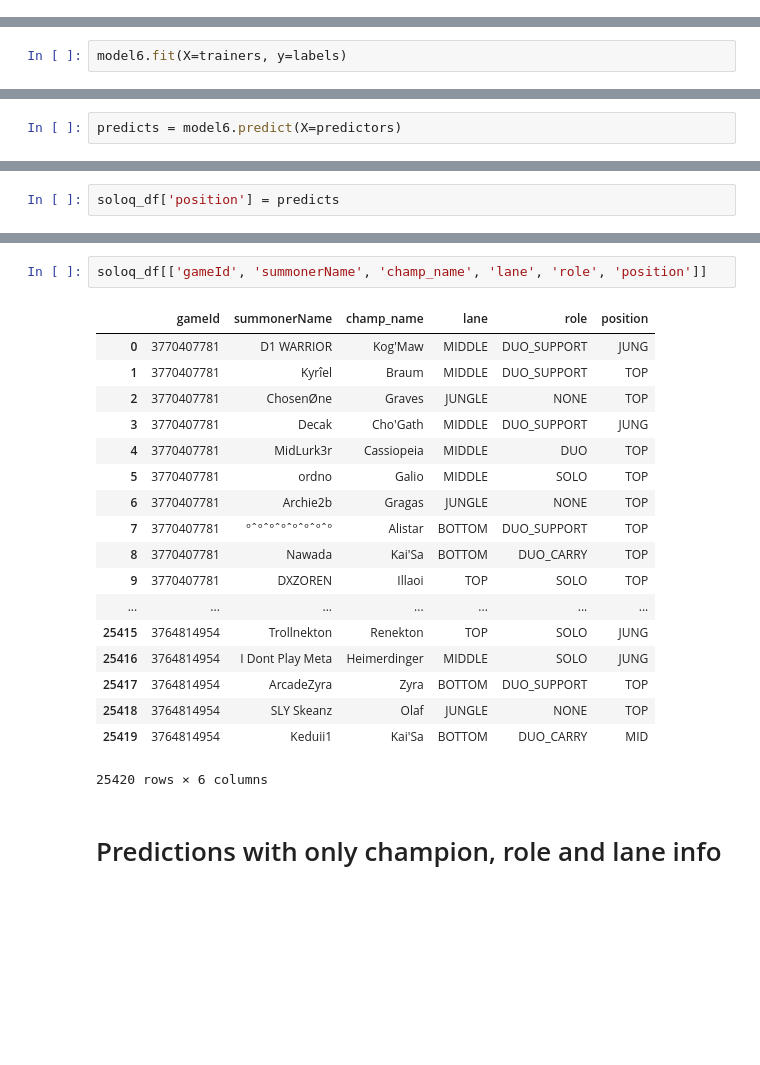
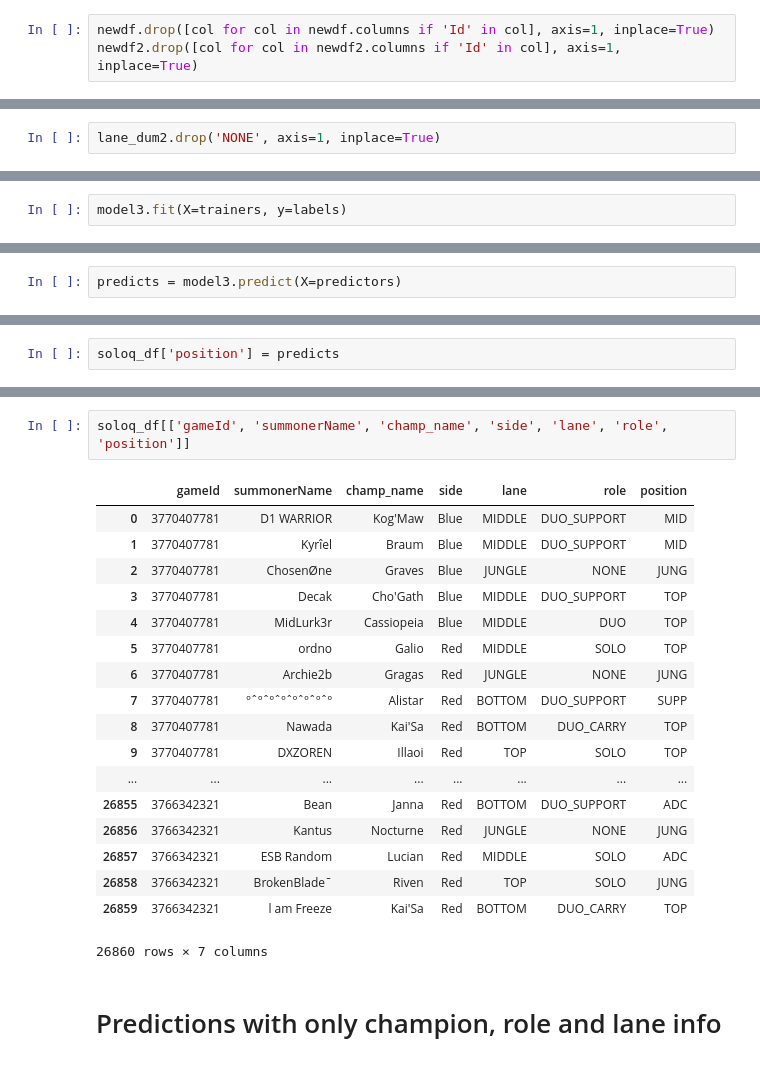
Before and after one commit to MADLionsEC/in-game-performance, a Jupyter notebook: ml_tests.ipynb, the cells around one changed output, grey strips where cells are left out. Cells and saved outputs as stored; diff of their text form; blank space fills up the shorter version.

```diff
--- a/ml_tests.ipynb
+++ b/ml_tests.ipynb
@@ -24,3 +18,6 @@ numerics = ['int16', 'int32', 'int64', 'float16', 'float32', 'float64']
 # %%
 newdf = slo_df.select_dtypes(include=numerics)
 newdf2 = soloq_df.select_dtypes(include=numerics)
+# %%
+newdf.drop([col for col in newdf.columns if 'Id' in col], axis=1, inplace=True)
+newdf2.drop([col for col in newdf2.columns if 'Id' in col], axis=1, inplace=True)
@@ -36,6 +41,8 @@ lane_dum = slo_df.lane.str.get_dummies()
 
 role_dum2 = soloq_df.role.str.get_dummies()
 lane_dum2 = soloq_df.lane.str.get_dummies()
+# %%
+lane_dum2.drop('NONE', axis=1, inplace=True)
 # %%
 champ_df = slo_df.champ_name.str.get_dummies()
 
@@ -125,3 +133,3 @@ models_results.reset_index(drop=True)
 # %%
-model6.fit(X=trainers, y=labels)
+model3.fit(X=trainers, y=labels)
 # %% [output]
@@ -135,2 +147,2 @@ GradientBoostingClassifier(criterion='friedman_mse', init=None,
 # %%
-predicts = model6.predict(X=predictors)
+predicts = model3.predict(X=predictors)
@@ -143,23 +167,23 @@ array(['JUNG', 'TOP', 'MID', 'ADC', 'SUPP'], dtype=object)
 # %%
-soloq_df[['gameId', 'summonerName', 'champ_name', 'lane', 'role', 'position']]
+soloq_df[['gameId', 'summonerName', 'champ_name', 'side', 'lane', 'role', 'position']]
 # %% [output]
-|  | gameId | summonerName | champ_name | lane | role | position |
-| 0 | 3770407781 | D1 WARRIOR | Kog'Maw | MIDDLE | DUO_SUPPORT | JUNG |
-| 1 | 3770407781 | Kyrîel | Braum | MIDDLE | DUO_SUPPORT | TOP |
-| 2 | 3770407781 | ChosenØne | Graves | JUNGLE | NONE | TOP |
-| 3 | 3770407781 | Decak | Cho'Gath | MIDDLE | DUO_SUPPORT | JUNG |
-| 4 | 3770407781 | MidLurk3r | Cassiopeia | MIDDLE | DUO | TOP |
-| 5 | 3770407781 | ordno | Galio | MIDDLE | SOLO | TOP |
-| 6 | 3770407781 | Archie2b | Gragas | JUNGLE | NONE | TOP |
-| 7 | 3770407781 | ºˆºˆºˆºˆºˆºˆºˆº | Alistar | BOTTOM | DUO_SUPPORT | TOP |
-| 8 | 3770407781 | Nawada | Kai'Sa | BOTTOM | DUO_CARRY | TOP |
-| 9 | 3770407781 | DXZOREN | Illaoi | TOP | SOLO | TOP |
-| ... | ... | ... | ... | ... | ... | ... |
-| 25415 | 3764814954 | Trollnekton | Renekton | TOP | SOLO | JUNG |
-| 25416 | 3764814954 | I Dont Play Meta | Heimerdinger | MIDDLE | SOLO | JUNG |
-| 25417 | 3764814954 | ArcadeZyra | Zyra | BOTTOM | DUO_SUPPORT | TOP |
-| 25418 | 3764814954 | SLY Skeanz | Olaf | JUNGLE | NONE | TOP |
-| 25419 | 3764814954 | Keduii1 | Kai'Sa | BOTTOM | DUO_CARRY | MID |
+|  | gameId | summonerName | champ_name | side | lane | role | position |
+| 0 | 3770407781 | D1 WARRIOR | Kog'Maw | Blue | MIDDLE | DUO_SUPPORT | MID |
+| 1 | 3770407781 | Kyrîel | Braum | Blue | MIDDLE | DUO_SUPPORT | MID |
+| 2 | 3770407781 | ChosenØne | Graves | Blue | JUNGLE | NONE | JUNG |
+| 3 | 3770407781 | Decak | Cho'Gath | Blue | MIDDLE | DUO_SUPPORT | TOP |
+| 4 | 3770407781 | MidLurk3r | Cassiopeia | Blue | MIDDLE | DUO | TOP |
+| 5 | 3770407781 | ordno | Galio | Red | MIDDLE | SOLO | TOP |
+| 6 | 3770407781 | Archie2b | Gragas | Red | JUNGLE | NONE | JUNG |
+| 7 | 3770407781 | ºˆºˆºˆºˆºˆºˆºˆº | Alistar | Red | BOTTOM | DUO_SUPPORT | SUPP |
+| 8 | 3770407781 | Nawada | Kai'Sa | Red | BOTTOM | DUO_CARRY | TOP |
+| 9 | 3770407781 | DXZOREN | Illaoi | Red | TOP | SOLO | TOP |
+| ... | ... | ... | ... | ... | ... | ... | ... |
+| 26855 | 3766342321 | Bean | Janna | Red | BOTTOM | DUO_SUPPORT | ADC |
+| 26856 | 3766342321 | Kantus | Nocturne | Red | JUNGLE | NONE | JUNG |
+| 26857 | 3766342321 | ESB Random | Lucian | Red | MIDDLE | SOLO | ADC |
+| 26858 | 3766342321 | BrokenBladeˉ | Riven | Red | TOP | SOLO | JUNG |
+| 26859 | 3766342321 | l am Freeze | Kai'Sa | Red | BOTTOM | DUO_CARRY | TOP |
-25420 rows × 6 columns
+26860 rows × 7 columns
 # %% [markdown]
 # Predictions with only champion, role and lane info
```
Also changed, not shown: parts of 16 cells of this notebook, 2 other files.
